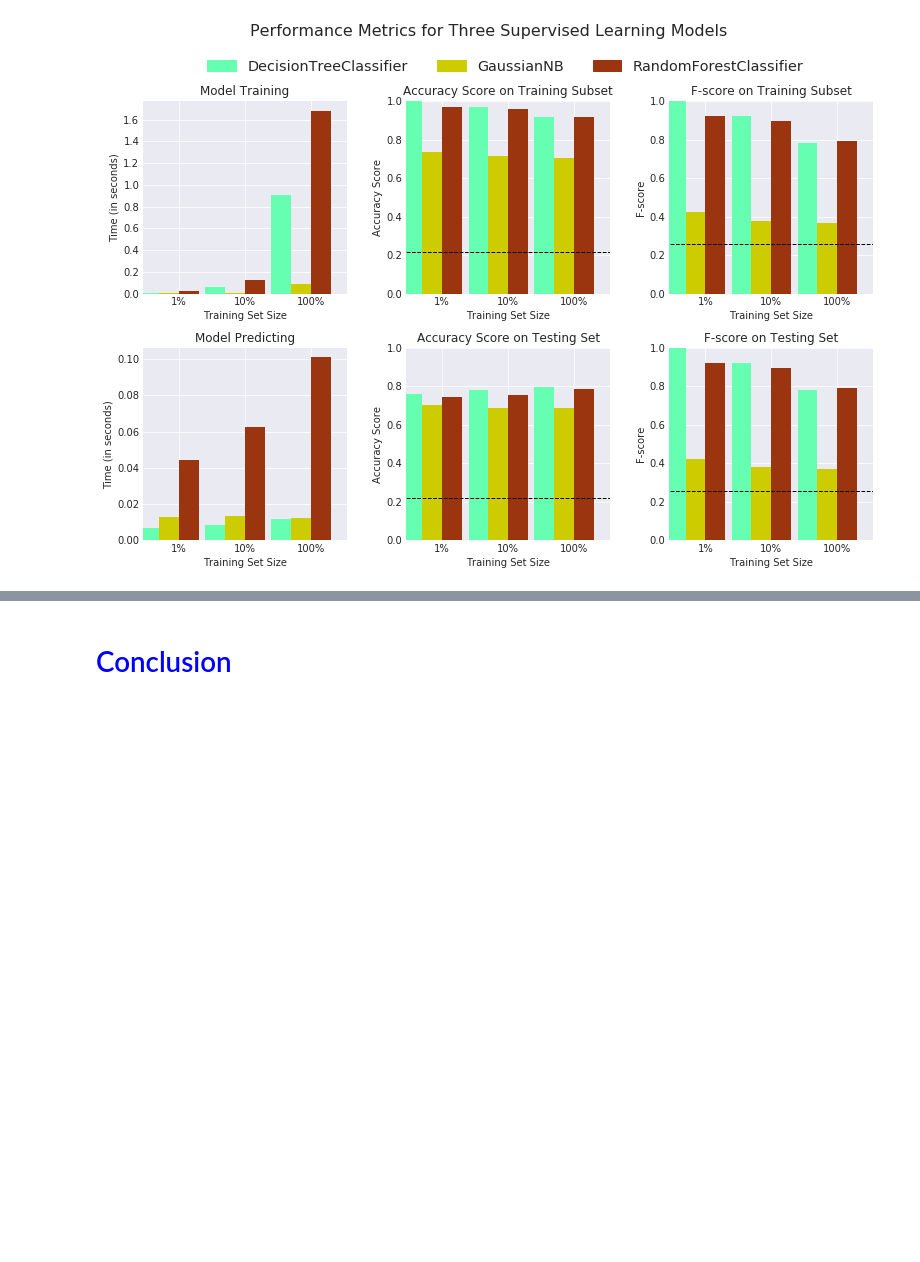
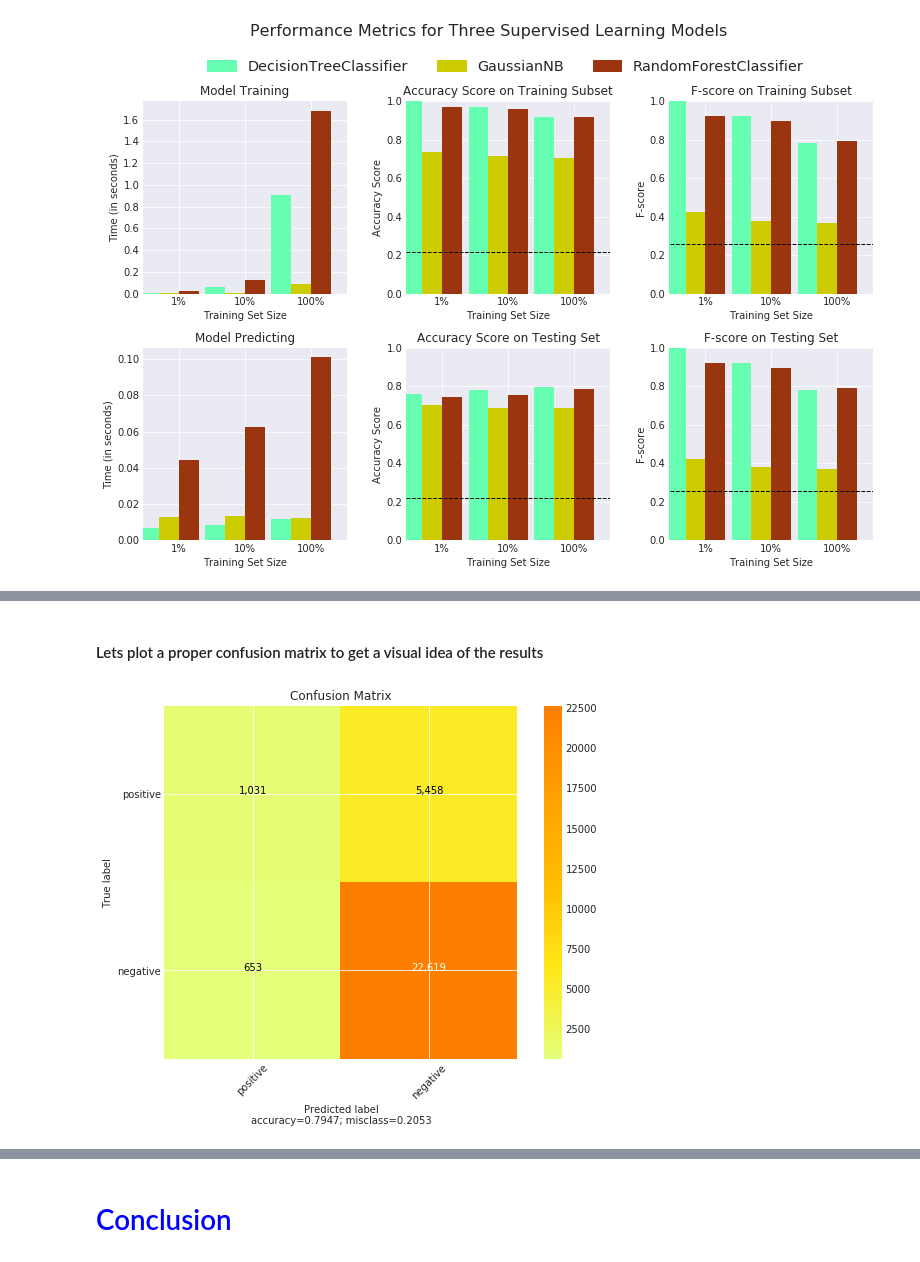
Before and after one commit to powerpratik/Starbucks-Capstone-Project, a Jupyter notebook: starbucks_capstone_notebook.ipynb, the cells around one changed output, grey strips where cells are left out. Saved outputs shown, nothing was run; the diff lists cells and outputs as text; code cells hidden in the pictures; blank space fills up the shorter version.

```diff
--- a/starbucks_capstone_notebook.ipynb
+++ b/starbucks_capstone_notebook.ipynb
@@ -973,0 +1023,7 @@ RandomForestClassifier trained on 119044 samples.
+# %%
+# Print a Confusion Matrix
+from sklearn.metrics import confusion_matrix
+
+tn, fp, fn, tp = conf_mtx = confusion_matrix(y_test, best_predictions).ravel()
+con_mtx = np.array([[tp, fn],[fp, tn]])
+con_mtx
@@ -973,0 +1048,2 @@ RandomForestClassifier trained on 119044 samples.
+# %% [markdown]
+#### Lets plot a proper confusion matrix to get a visual idea of the results
@@ -973,0 +1128,7 @@ RandomForestClassifier trained on 119044 samples.
+# %%
+plot_confusion_matrix(cm           = con_mtx,
+                      normalize    = False,
+                      target_names = ['positive', 'negative'],
+                      title        = "Confusion Matrix")
+# %% [output]
+[figure, added]
```
Also changed, not shown: parts of 14 cells of this notebook.
